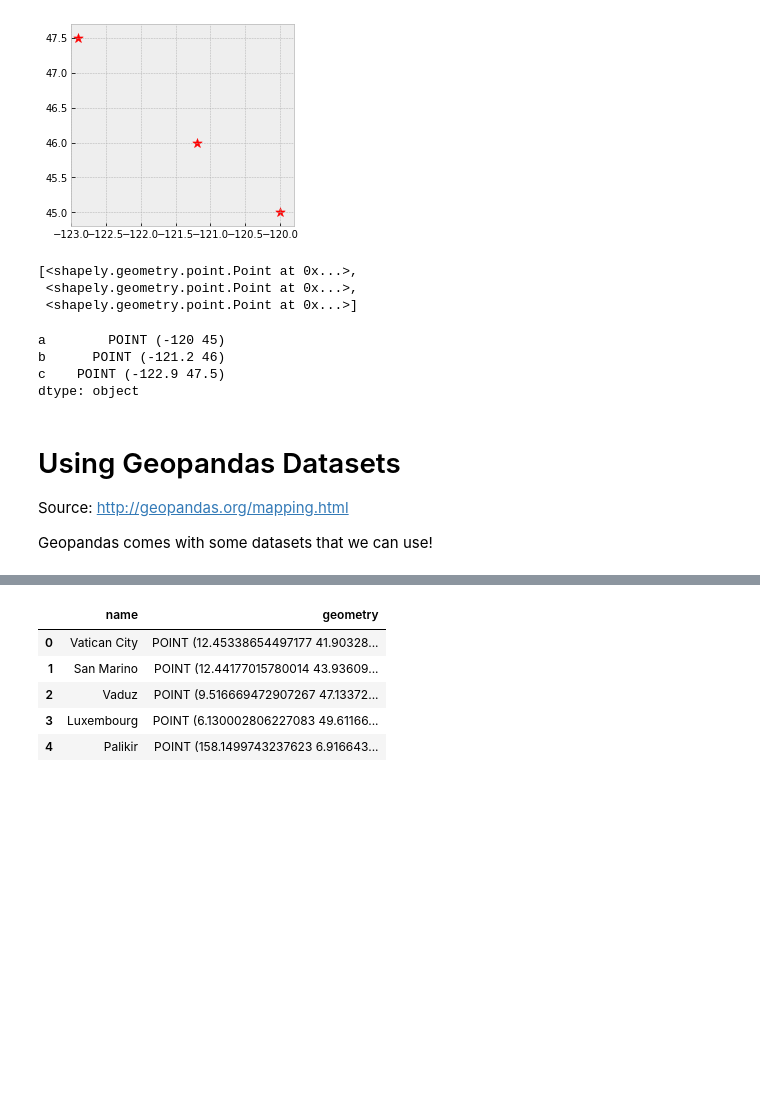
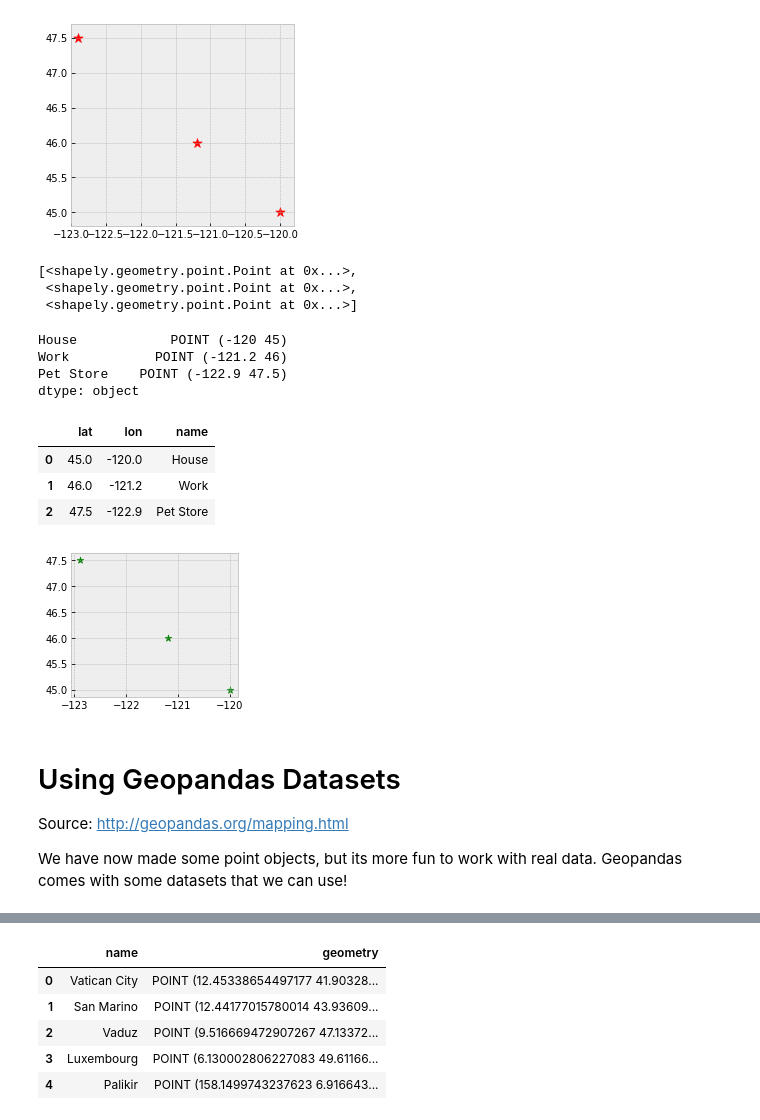
Before and after one commit to christyheaton/Maptime_20180411, a Jupyter notebook: Notebook/Geopandas_Intro_Maptime_20180411.ipynb, the cells around one changed output, grey strips where cells are left out. Saved outputs shown, nothing was run; the diff lists cells and outputs as text; code cells hidden in the pictures; blank space fills up the shorter version.

```diff
--- a/Notebook/Geopandas_Intro_Maptime_20180411.ipynb
+++ b/Notebook/Geopandas_Intro_Maptime_20180411.ipynb
@@ -64,29 +62,55 @@ plt.ylim([44.8, 47.7]);
 # %% [output]
 [figure]
 # %%
-data = {'name': ['a', 'b', 'c'],
+# Let's define a simple dictionary of lists, that we’ll use again later.
+data = {'name': ['House', 'Work', 'Pet Store'],
         'lat': [45, 46, 47.5],
         'lon': [-120, -121.2, -122.9]}
-# %%
-geometry = [Point(xy) for xy in zip(data['lon'], data['lat'])]
-geometry
-# %% [output]
-[<shapely.geometry.point.Point at 0x...>,
- <shapely.geometry.point.Point at 0x...>,
- <shapely.geometry.point.Point at 0x...>]
-# %%
-gs = GeoSeries(geometry, index=data['name'])
-gs
-# %% [output]
-a        POINT (-120 45)
-b      POINT (-121.2 46)
-c    POINT (-122.9 47.5)
-dtype: object
+# %%
+# Now we create a list of Point shapely objects out of the X & Y coordinate lists
+# Very important - the geometry is what makes the data spatial
+geometry = [Point(xy) for xy in zip(data['lon'], data['lat'])]
+geometry
+# %% [output]
+[<shapely.geometry.point.Point at 0x...>,
+ <shapely.geometry.point.Point at 0x...>,
+ <shapely.geometry.point.Point at 0x...>]
+# %%
+# We’ll wrap up by creating a GeoSeries where we explicitly define the index values
+# If you change the index to lat or long the graph will look different
+# The index is how it orients it in a row format
+gs = GeoSeries(geometry, index=data['name'])
+gs
+# %% [output]
+House            POINT (-120 45)
+Work           POINT (-121.2 46)
+Pet Store    POINT (-122.9 47.5)
+dtype: object
+# %%
+# Talk about difference between geoseries and geodataframe - above we used a GeoSeries, below we won't
+df = pd.DataFrame(data)
+df
+# %% [output]
+|  | lat | lon | name |
+| 0 | 45.0 | -120.0 | House |
+| 1 | 46.0 | -121.2 | Work |
+| 2 | 47.5 | -122.9 | Pet Store |
+# %%
+# Now we use the DataFrame and the “list-of-shapely-Point-objects” approach to create a GeoDataFrame.
+# Note the use of two DataFrame attribute columns, which are effectively just two simple Pandas Series.
+# Be sure to explain what zip does
+geometry = [Point(xy) for xy in zip(df['lon'], df['lat'])]
+gdf = GeoDataFrame(df, geometry=geometry)
+# %%
+# There’s nothing new to visualize, but this time we’re using the plot method from a GeoDataFrame, not from a GeoSeries.
+gdf.plot(marker='*', color='green', markersize=50, figsize=(3, 3));
+# %% [output]
+[figure, added]
 # %% [markdown]
 # Using Geopandas Datasets
 Source: http://geopandas.org/mapping.html
 
-Geopandas comes with some datasets that we can use!
+We have now made some point objects, but its more fun to work with real data. Geopandas comes with some datasets that we can use!
 # %%
 # Loading some example data:
 world = gpd.read_file(gpd.datasets.get_path('naturalearth_lowres'))
```
Also changed, not shown: parts of 19 cells of this notebook.
